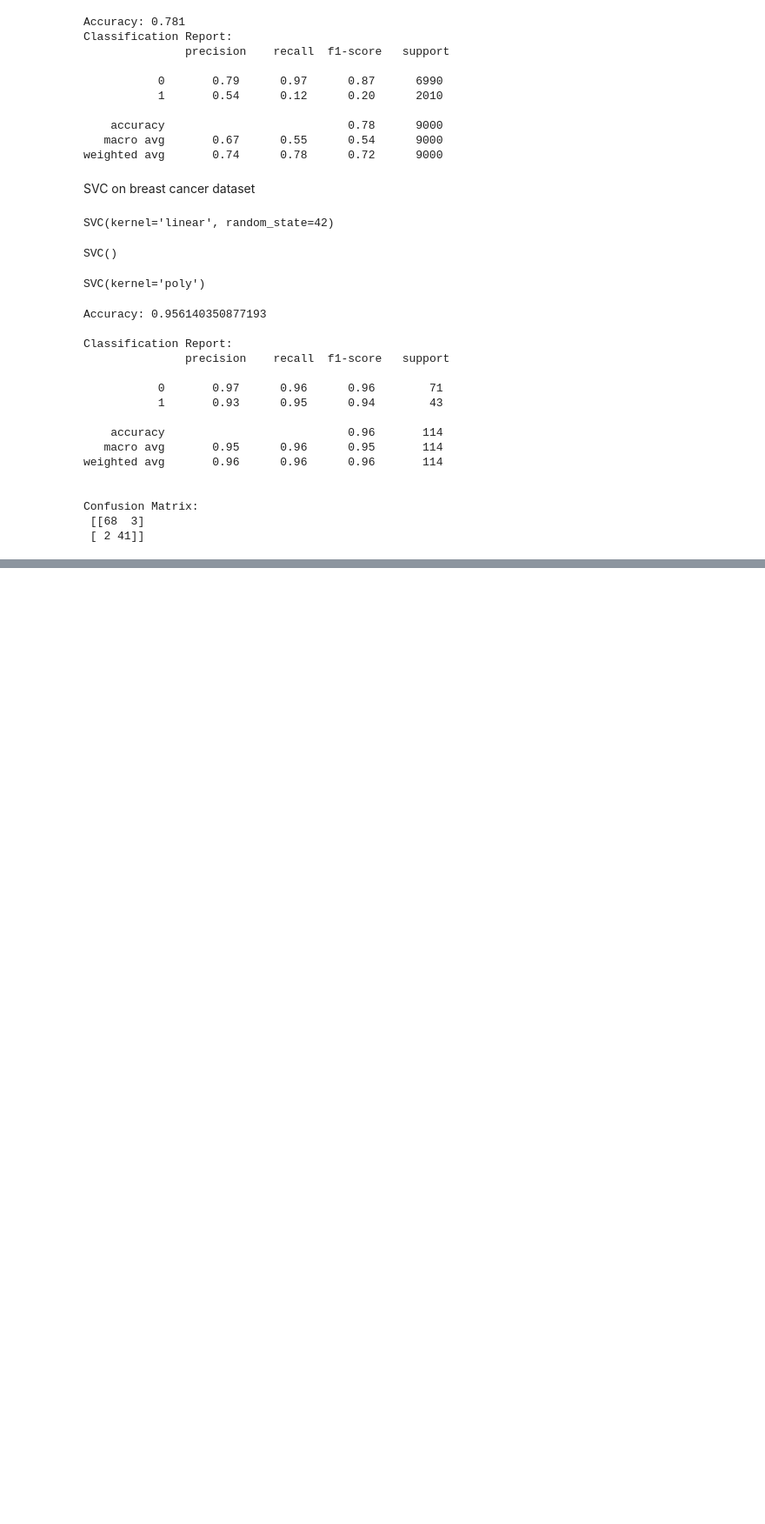
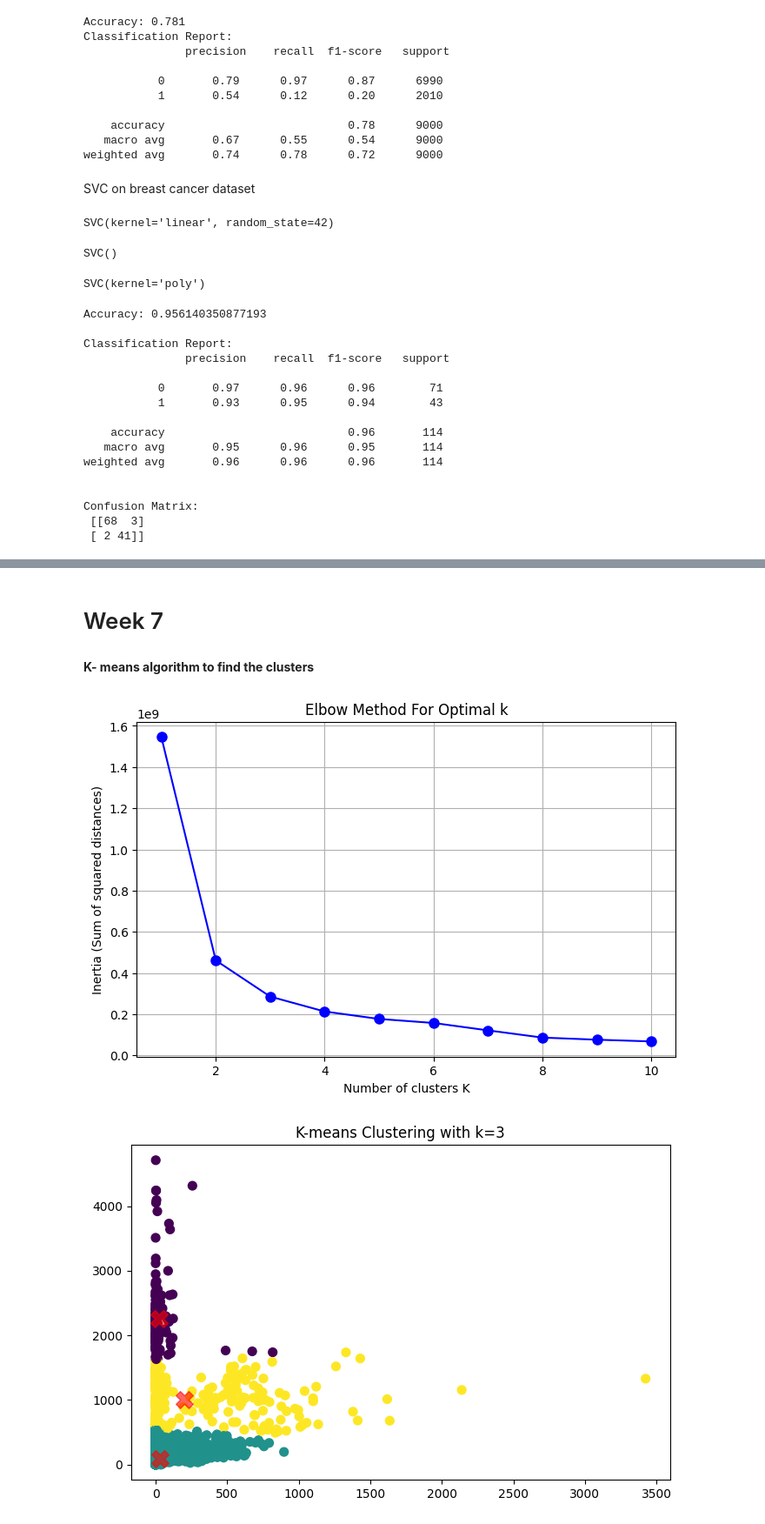
Before and after one commit to imtisalrangrez/MLlab_180, a Jupyter notebook: MLLAB.ipynb, the cells around one changed output, grey strips where cells are left out. Shown: that part at 87% size. Saved outputs shown, nothing was run; the diff lists cells and outputs as text; code cells hidden in the pictures; blank space fills up the shorter version.

```diff
--- a/MLLAB.ipynb
+++ b/MLLAB.ipynb
@@ -541,0 +603,68 @@ Confusion Matrix:
+# %% [markdown]
+# Week 7
+# %% [markdown]
+**K- means algorithm to find the clusters**
+# %%
+import numpy as np
+import pandas as pd
+import matplotlib.pyplot as plt
+
+df = pd.read_csv('/content/drive/MyDrive/ML_Lab_Datasets/Live.csv')
+
+X = df[['num_shares', 'num_likes']].values
+
+
+def initialize_centroids(X, k):
+    indices = np.random.choice(len(X), k, replace=False)
+    return X[indices]
+
+def assign_clusters(X, centroids):
+    distances = np.linalg.norm(X[:, np.newaxis] - centroids, axis=2)
+    return np.argmin(distances, axis=1)
+
+def update_centroids(X, labels, k):
+    return np.array([X[labels == i].mean(axis=0) for i in range(k)])
+
+def compute_inertia(X, labels, centroids):
+    inertia = 0
+    for i in range(len(centroids)):
+        cluster_points = X[labels == i]
+        inertia += np.sum((cluster_points - centroids[i]) ** 2)
+    return inertia
+
+def kmeans(X, k, max_iters=100):
+    centroids = initialize_centroids(X, k)
+    for _ in range(max_iters):
+        labels = assign_clusters(X, centroids)
+        new_centroids = update_centroids(X, labels, k)
+        if np.allclose(centroids, new_centroids):
+            break
+        centroids = new_centroids
+    inertia = compute_inertia(X, labels, centroids)
+    return centroids, labels, inertia
+
+inertias = []
+K = range(1, 11)
+for k in K:
+    _, _, inertia = kmeans(X, k)
+    inertias.append(inertia)
+
+plt.figure(figsize=(8, 5))
+plt.plot(K, inertias, 'bo-', markersize=8)
+plt.xlabel('Number of clusters K')
+plt.ylabel('Inertia (Sum of squared distances)')
+plt.title('Elbow Method For Optimal k')
+plt.grid(True)
+plt.show()
+
+chosen_k = 3
+centroids, labels, _ = kmeans(X, chosen_k)
+
+plt.figure(figsize=(8, 5))
+plt.scatter(X[:, 0], X[:, 1], c=labels, s=50, cmap='viridis')
+plt.scatter(centroids[:, 0], centroids[:, 1], c='red', s=200, alpha=0.6, marker='X')
+plt.title(f'K-means Clustering with k={chosen_k}')
+plt.show()
+# %% [output]
+[figure, added]
+[figure, added]
```
Also changed, not shown: parts of 9 cells of this notebook.
